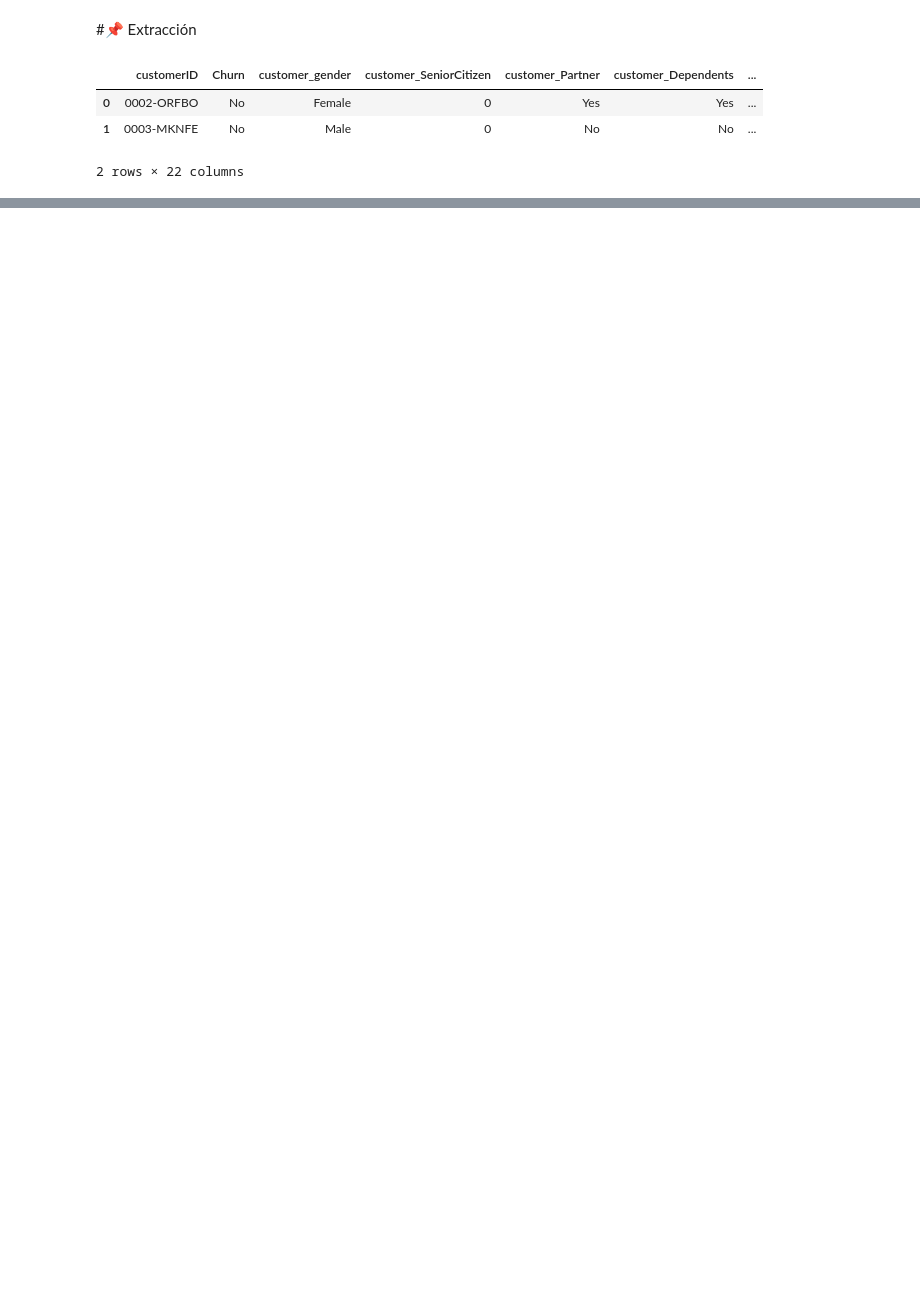
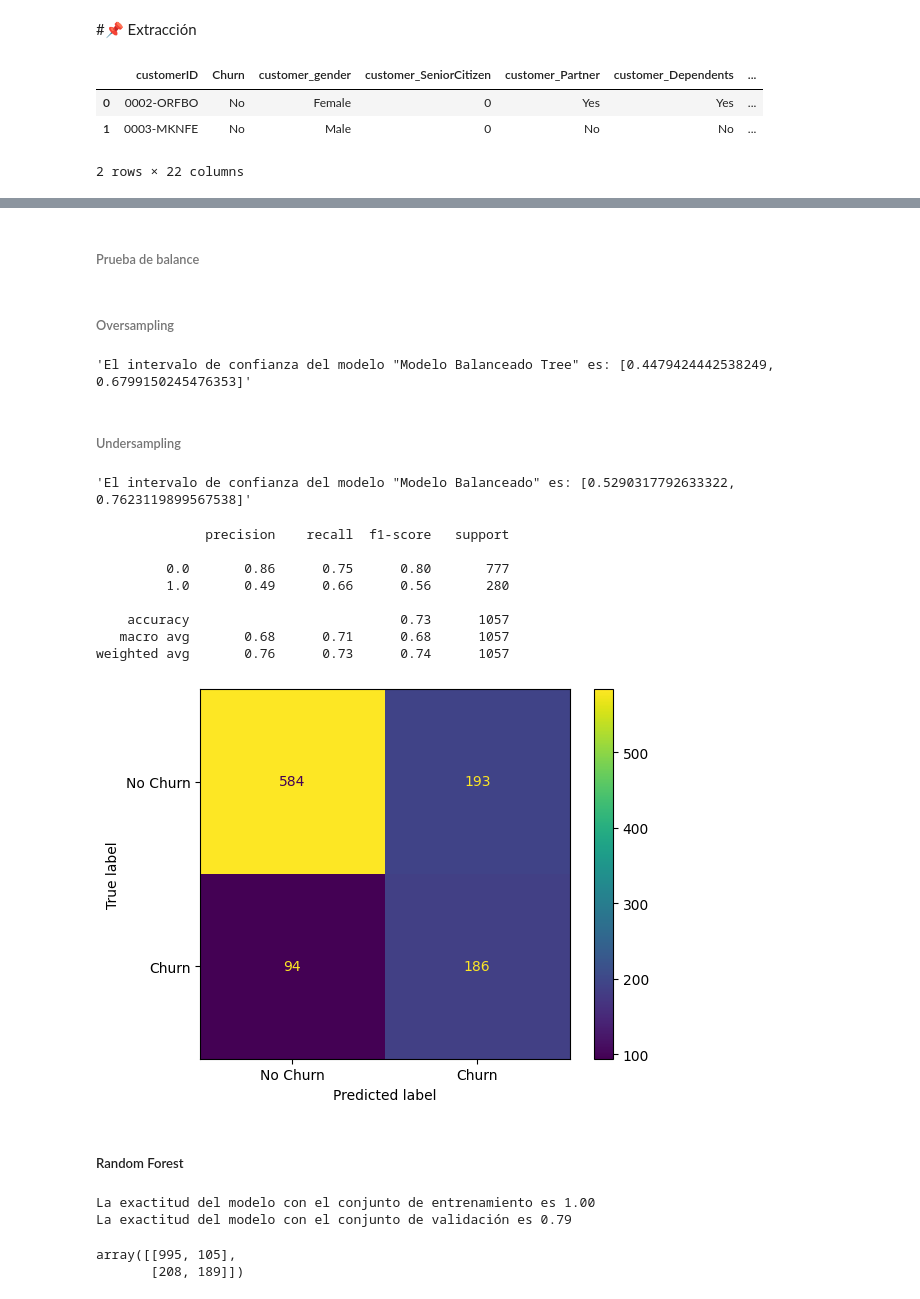
Before and after one commit to marsavil/Telecom_X_Challenge_Part_2, a Jupyter notebook: TelecomX_Parte_2.ipynb, the cells around one changed output, grey strips where cells are left out. Cells and saved outputs as stored; diff of their text form; code cells hidden in the pictures; blank space fills up the shorter version.

```diff
--- a/TelecomX_Parte_2.ipynb
+++ b/TelecomX_Parte_2.ipynb
@@ -24,0 +72,11 @@ datos.head(2)
+# %%
+one_hot = make_column_transformer(
+                                  (OneHotEncoder(drop='if_binary'),
+                                  ['Churn', 'customer_gender', 'customer_SeniorCitizen', 'customer_Partner', 'customer_Dependents', 'phone_PhoneService',  'phone_MultipleLines', 'internet_InternetService', 'internet_OnlineSecurity', 'internet_OnlineBackup', 'internet_DeviceProtection', 'internet_TechSupport', 'internet_StreamingTV', 'internet_StreamingMovies', 'account_Contract', 'account_PaperlessBilling', 'account_PaymentMethod',   ]),
+                                  remainder='passthrough',
+                                  sparse_threshold=0,
+                                  force_int_remainder_cols=False
+)
+# %%
+datos_encoded = one_hot.fit_transform(datos)
+datos_encoded
@@ -24,0 +176,2 @@ datos.head(2)
+# %% [markdown]
+###### Prueba de balance
@@ -24,0 +192,45 @@ datos.head(2)
+# %% [markdown]
+###### Oversampling
+# %%
+modelo_tree = DecisionTreeClassifier(max_depth = 10)
+pipeline = imbPipeline([('oversampling', SMOTE()), ('arbol', modelo_tree)])
+skf = StratifiedKFold(n_splits=5, shuffle=True, random_state=5)
+cv = cross_validate(pipeline, X, y, cv=skf, scoring='recall')
+
+intervalo_de_confianza(cv['test_score'], "Modelo Balanceado Tree")
+# %% [output]
+'El intervalo de confianza del modelo "Modelo Balanceado Tree" es: [0.4479424442538249, 0.6799150245476353]'
+# %% [markdown]
+###### Undersampling
+# %%
+modelo_tree = DecisionTreeClassifier(max_depth = 10)
+pipeline = imbPipeline([('undersample', NearMiss(version = 3)), ('arbol', modelo_tree)])
+skf = StratifiedKFold(n_splits=5, shuffle=True, random_state=5)
+cv = cross_validate(pipeline, X, y, cv=skf, scoring='recall')
+
+intervalo_de_confianza(cv['test_score'], "Modelo Balanceado")
+# %% [output]
+'El intervalo de confianza del modelo "Modelo Balanceado" es: [0.5290317792633322, 0.7623119899567538]'
+# %%
+undersample = NearMiss (version = 3)
+x_balanceada, y_balanceada = undersample.fit_resample(X,y)
+
+modelo_tree = DecisionTreeClassifier(max_depth=10)
+modelo_tree.fit(x_balanceada, y_balanceada)
+
+y_previsto = modelo_tree.predict(X_test)
+
+print(classification_report(y_test,y_previsto))
+ConfusionMatrixDisplay.from_predictions (y_test,y_previsto, display_labels=['No Churn', 'Churn']);
+# %% [output]
+              precision    recall  f1-score   support
+
+         0.0       0.86      0.75      0.80       777
+         1.0       0.49      0.66      0.56       280
+
+    accuracy                           0.73      1057
+   macro avg       0.68      0.71      0.68      1057
+weighted avg       0.76      0.73      0.74      1057
+[figure, added]
+# %% [markdown]
+##### Random Forest
@@ -24,0 +239,15 @@ datos.head(2)
+# %%
+modelo_forest = RandomForestClassifier()
+modelo_forest.fit(X_train, y_train)
+print(f'La exactitud del modelo con el conjunto de entrenamiento es {modelo_forest.score(X_train, y_train):.2f}')
+print(f'La exactitud del modelo con el conjunto de validación es {modelo_forest.score(X_val, y_val):.2f}')
+# %% [output]
+La exactitud del modelo con el conjunto de entrenamiento es 1.00
+La exactitud del modelo con el conjunto de validación es 0.79
+# %%
+y_predict = modelo_forest.predict(X_val)
+matriz_confusion = confusion_matrix(y_val, y_predict)
+matriz_confusion
+# %% [output]
+array([[995, 105],
+       [208, 189]])
```
Also changed, not shown: parts of 64 cells of this notebook.
